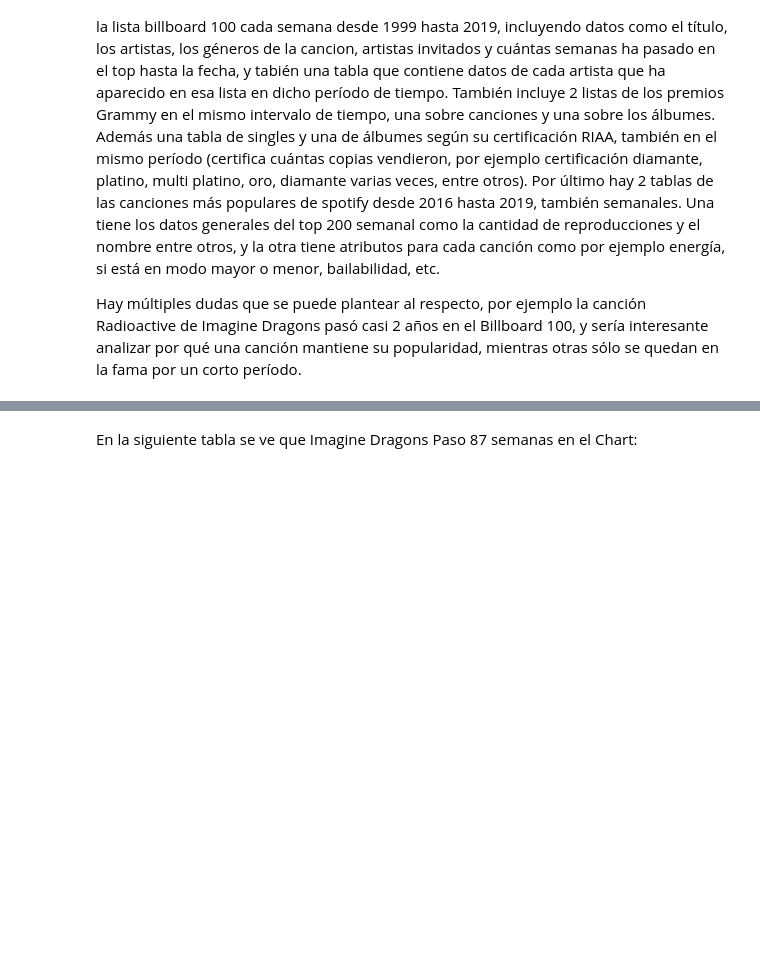
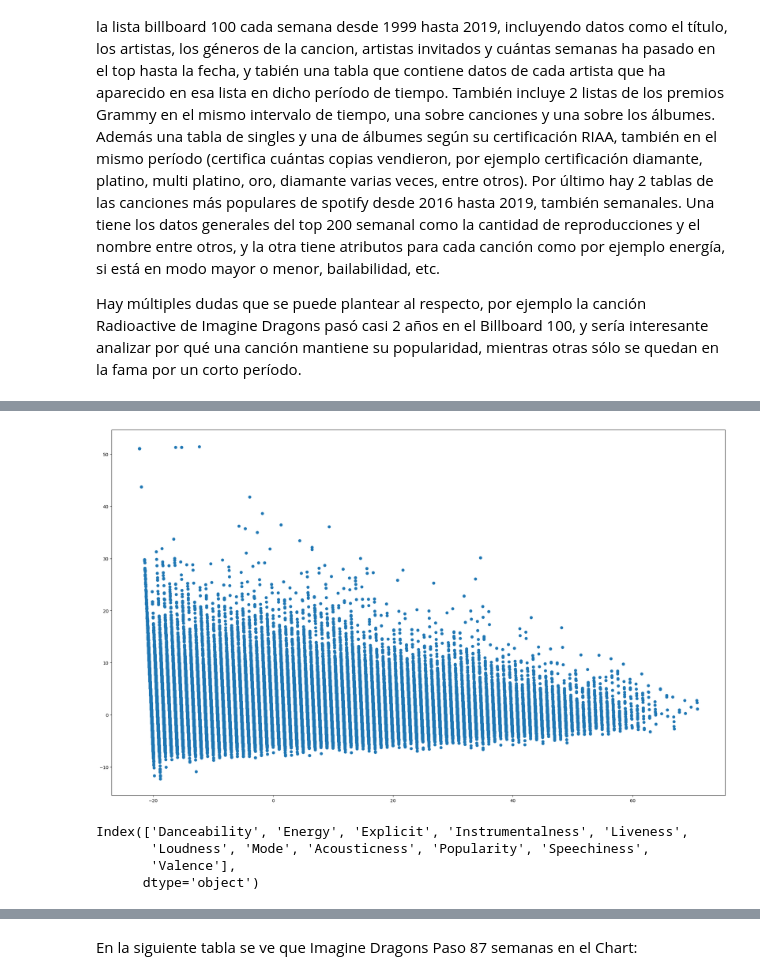
Before and after one commit to Litr0/Proyecto-Mineria, a Jupyter notebook: Hito1.ipynb, the cells around one changed output, grey strips where cells are left out. Drawn from its saved outputs; the diff is of its cells as text; code cells hidden in the pictures; blank space fills up the shorter version.

```diff
--- a/Hito1.ipynb
+++ b/Hito1.ipynb
@@ -75,0 +72,21 @@ attr1.head()
+# %%
+from sklearn.decomposition import PCA
+import matplotlib.pyplot as plt
+from sklearn.cluster import KMeans
+
+rates = attr1.drop(columns = ['Name', 'Album', 'Artist', 'Genres']) #eliminar strings
+
+pca = PCA(n_components=2).fit(rates)
+rates_pca = pca.transform(rates)
+rates_pca.shape
+
+fig, ax = plt.subplots(sharex=True, figsize = (25,15))
+plt.scatter(rates_pca[:,0], rates_pca[:,1])
+plt.show()
+rates.columns
+# %% [output]
+[figure, added]
+Index(['Danceability', 'Energy', 'Explicit', 'Instrumentalness', 'Liveness',
+       'Loudness', 'Mode', 'Acousticness', 'Popularity', 'Speechiness',
+       'Valence'],
+      dtype='object')
```
Also changed, not shown: parts of 9 cells of this notebook.
